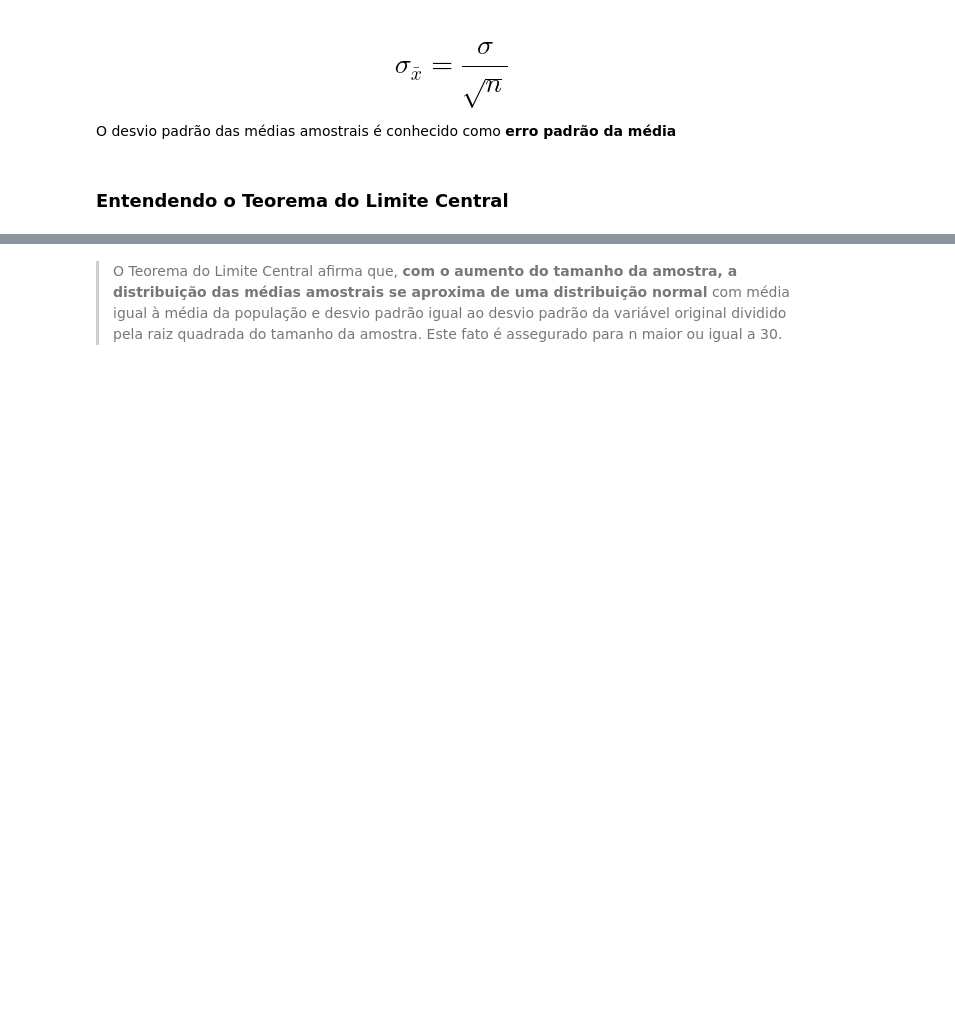
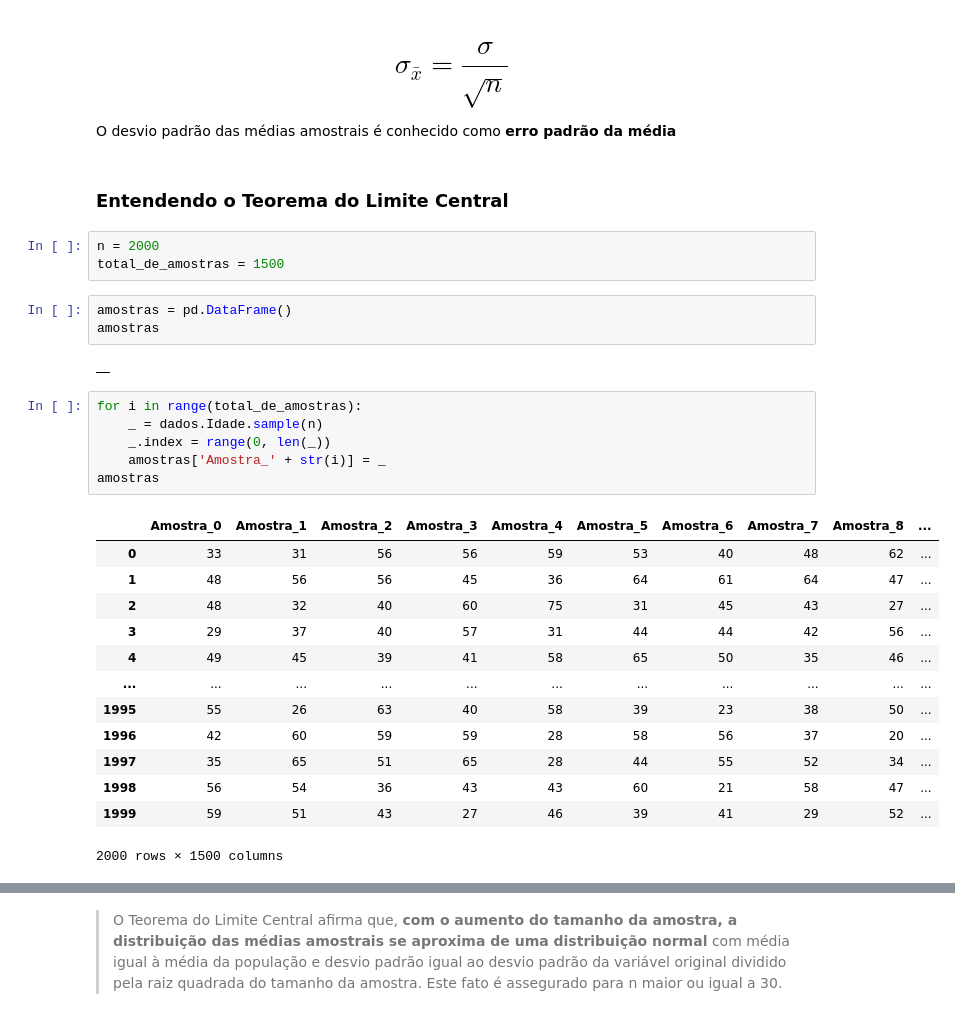
Before and after one commit to daniloyuudi/estatistica-pandas, a Jupyter notebook: Parte 2/Curso_de_Estatística_Parte_2.ipynb, the cells around one changed output, grey strips where cells are left out. Saved outputs shown, nothing was run; the diff lists cells and outputs as text; blank space fills up the shorter version.

```diff
--- a/Parte 2/Curso_de_Estatística_Parte_2.ipynb
+++ b/Parte 2/Curso_de_Estatística_Parte_2.ipynb
@@ -757,3 +783,31 @@ Suponha que os pesos dos sacos de arroz de uma indústria alimentícia se distri
 O desvio padrão das médias amostrais é conhecido como **erro padrão da média**
 # %% [markdown]
 ### Entendendo o Teorema do Limite Central
+# %%
+n = 2000
+total_de_amostras = 1500
+# %%
+amostras = pd.DataFrame()
+amostras
+# %% [output]
+|  |
+# %%
+for i in range(total_de_amostras):
+    _ = dados.Idade.sample(n)
+    _.index = range(0, len(_))
+    amostras['Amostra_' + str(i)] = _
+amostras
+# %% [output]
+|  | Amostra_0 | Amostra_1 | Amostra_2 | Amostra_3 | Amostra_4 | Amostra_5 | Amostra_6 | Amostra_7 | Amostra_8 | ... |
+| 0 | 33 | 31 | 56 | 56 | 59 | 53 | 40 | 48 | 62 | ... |
+| 1 | 48 | 56 | 56 | 45 | 36 | 64 | 61 | 64 | 47 | ... |
+| 2 | 48 | 32 | 40 | 60 | 75 | 31 | 45 | 43 | 27 | ... |
+| 3 | 29 | 37 | 40 | 57 | 31 | 44 | 44 | 42 | 56 | ... |
+| 4 | 49 | 45 | 39 | 41 | 58 | 65 | 50 | 35 | 46 | ... |
+| ... | ... | ... | ... | ... | ... | ... | ... | ... | ... | ... |
+| 1995 | 55 | 26 | 63 | 40 | 58 | 39 | 23 | 38 | 50 | ... |
+| 1996 | 42 | 60 | 59 | 59 | 28 | 58 | 56 | 37 | 20 | ... |
+| 1997 | 35 | 65 | 51 | 65 | 28 | 44 | 55 | 52 | 34 | ... |
+| 1998 | 56 | 54 | 36 | 43 | 43 | 60 | 21 | 58 | 47 | ... |
+| 1999 | 59 | 51 | 43 | 27 | 46 | 39 | 41 | 29 | 52 | ... |
+2000 rows × 1500 columns
```
Also changed, not shown: parts of 30 cells of this notebook, 2 other files.
